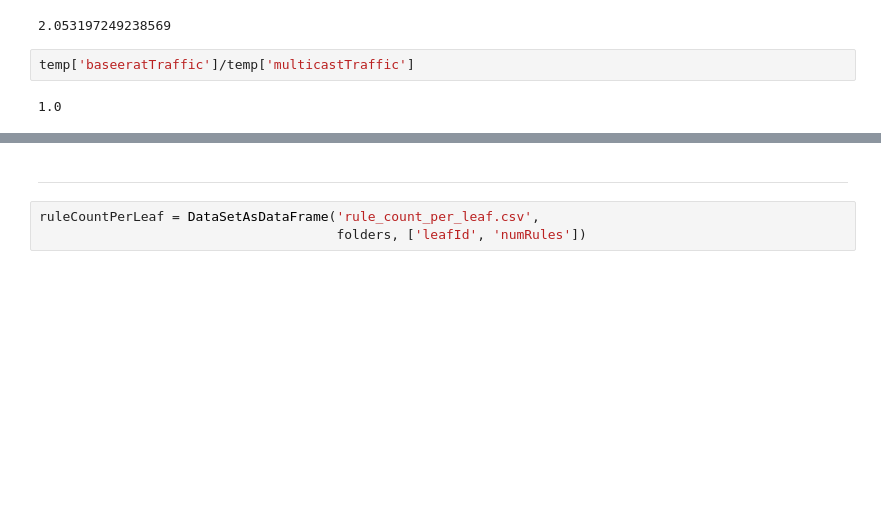
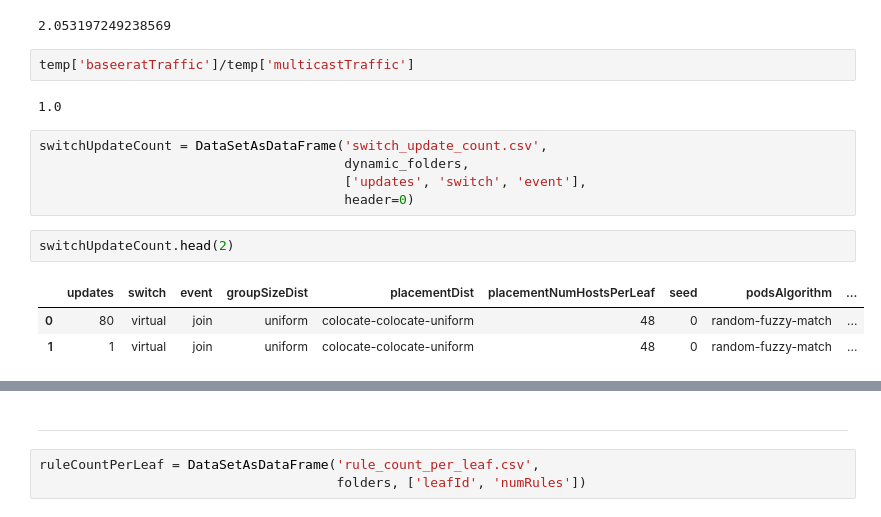
Before and after one commit to Elmo-MCast/numerical-evals, a Jupyter notebook: notebooks/temp/temp.ipynb, the cells around one changed output, grey strips where cells are left out. Cells and saved outputs as stored; diff of their text form; blank space fills up the shorter version.

```diff
--- a/notebooks/temp/temp.ipynb
+++ b/notebooks/temp/temp.ipynb
@@ -264,3 +265,14 @@ temp['overlayTraffic']/temp['multicastTraffic']
 temp['baseeratTraffic']/temp['multicastTraffic']
 # %% [output]
 1.0
+# %%
+switchUpdateCount = DataSetAsDataFrame('switch_update_count.csv',
+                                       dynamic_folders,
+                                       ['updates', 'switch', 'event'],
+                                       header=0)
+# %%
+switchUpdateCount.head(2)
+# %% [output]
+|  | updates | switch | event | groupSizeDist | placementDist | placementNumHostsPerLeaf | seed | podsAlgorithm | ... |
+| 0 | 80 | virtual | join | uniform | colocate-colocate-uniform | 48 | 0 | random-fuzzy-match | ... |
+| 1 | 1 | virtual | join | uniform | colocate-colocate-uniform | 48 | 0 | random-fuzzy-match | ... |
```
Also changed, not shown: parts of 5 cells of this notebook, 2 other files.
